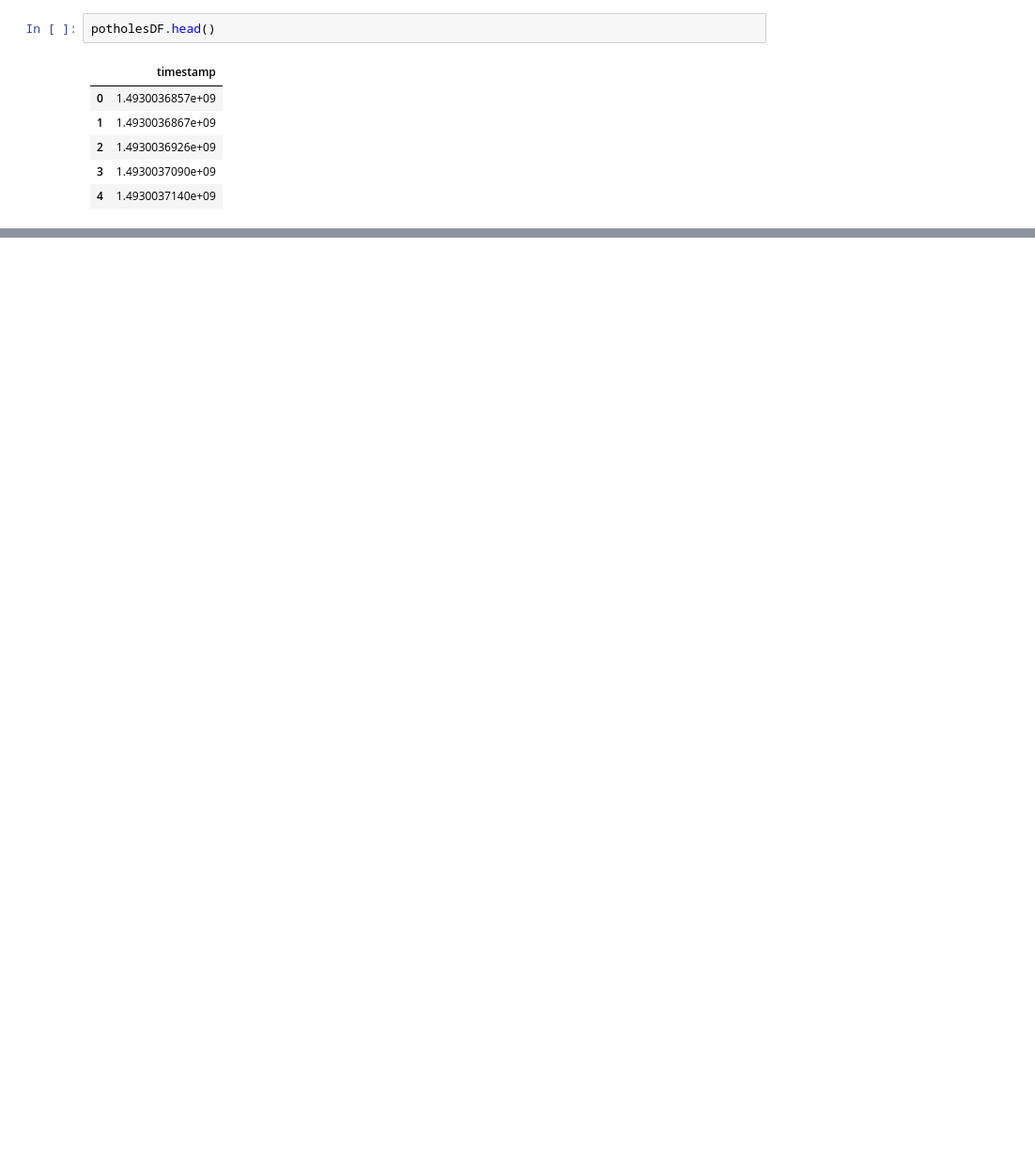
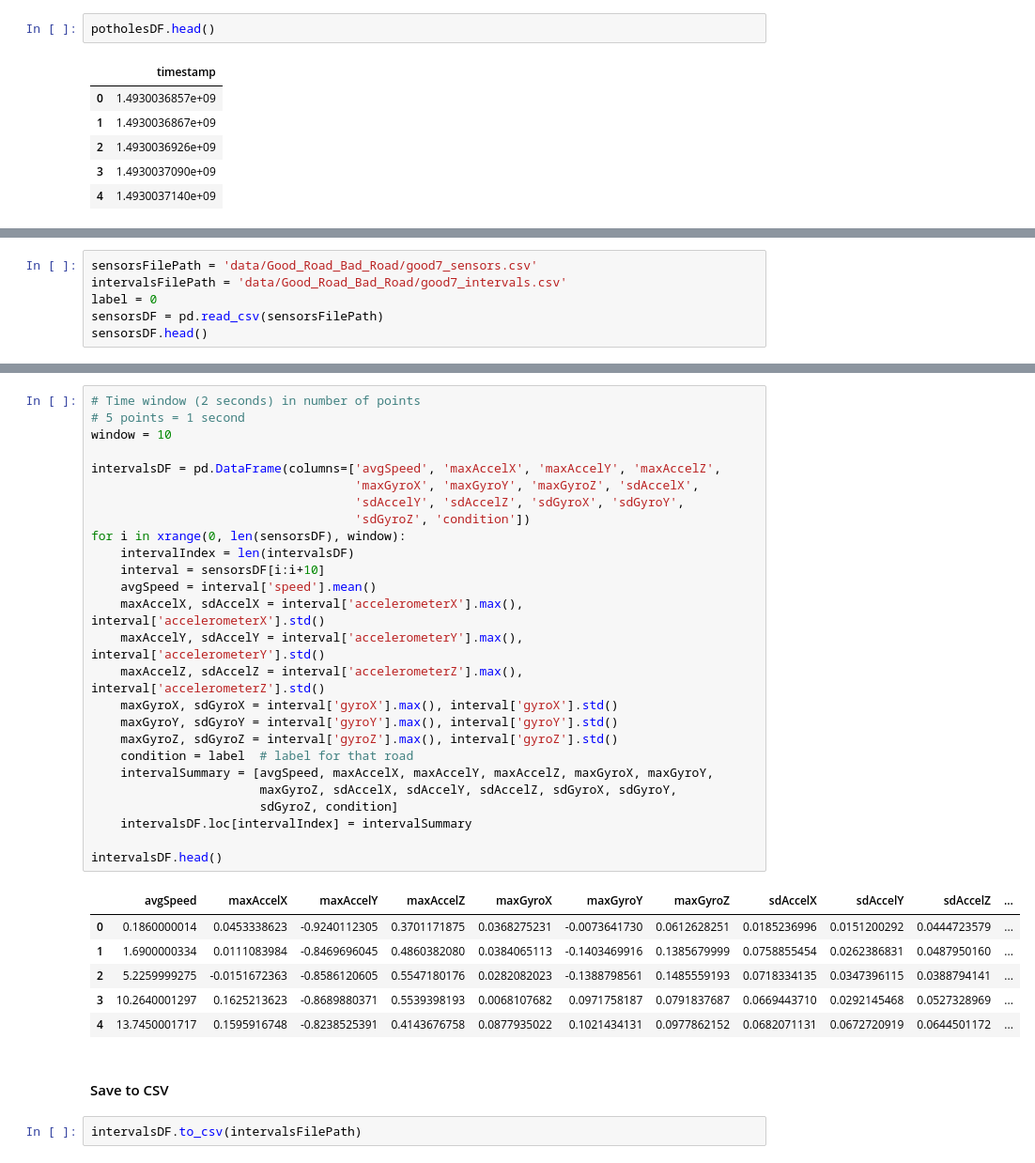
Before and after one commit to shouvikmani/Intelligent-Pothole-Detection, a Jupyter notebook: data_processing.ipynb, the cells around one changed output, grey strips where cells are left out. Shown: that part at 94% size. Drawn from its saved outputs; the diff is of its cells as text; blank space fills up the shorter version.

```diff
--- a/data_processing.ipynb
+++ b/data_processing.ipynb
@@ -138,0 +120,6 @@ sensorsDF.to_csv(combinedFilePath)
+# %%
+sensorsFilePath = 'data/Good_Road_Bad_Road/good7_sensors.csv'
+intervalsFilePath = 'data/Good_Road_Bad_Road/good7_intervals.csv'
+label = 0
+sensorsDF = pd.read_csv(sensorsFilePath)
+sensorsDF.head()
@@ -138,0 +144,37 @@ sensorsDF.to_csv(combinedFilePath)
+# %%
+# Time window (2 seconds) in number of points
+# 5 points = 1 second
+window = 10
+
+intervalsDF = pd.DataFrame(columns=['avgSpeed', 'maxAccelX', 'maxAccelY', 'maxAccelZ',
+                                    'maxGyroX', 'maxGyroY', 'maxGyroZ', 'sdAccelX',
+                                    'sdAccelY', 'sdAccelZ', 'sdGyroX', 'sdGyroY',
+                                    'sdGyroZ', 'condition'])
+for i in xrange(0, len(sensorsDF), window):
+    intervalIndex = len(intervalsDF)
+    interval = sensorsDF[i:i+10]
+    avgSpeed = interval['speed'].mean()
+    maxAccelX, sdAccelX = interval['accelerometerX'].max(), interval['accelerometerX'].std()
+    maxAccelY, sdAccelY = interval['accelerometerY'].max(), interval['accelerometerY'].std()
+    maxAccelZ, sdAccelZ = interval['accelerometerZ'].max(), interval['accelerometerZ'].std()
+    maxGyroX, sdGyroX = interval['gyroX'].max(), interval['gyroX'].std()
+    maxGyroY, sdGyroY = interval['gyroY'].max(), interval['gyroY'].std()
+    maxGyroZ, sdGyroZ = interval['gyroZ'].max(), interval['gyroZ'].std()
+    condition = label  # label for that road
+    intervalSummary = [avgSpeed, maxAccelX, maxAccelY, maxAccelZ, maxGyroX, maxGyroY,
+                       maxGyroZ, sdAccelX, sdAccelY, sdAccelZ, sdGyroX, sdGyroY,
+                       sdGyroZ, condition]
+    intervalsDF.loc[intervalIndex] = intervalSummary
+
+intervalsDF.head()
+# %% [output]
+|  | avgSpeed | maxAccelX | maxAccelY | maxAccelZ | maxGyroX | maxGyroY | maxGyroZ | sdAccelX | sdAccelY | sdAccelZ | ... |
+| 0 | 0.1860000014 | 0.0453338623 | -0.9240112305 | 0.3701171875 | 0.0368275231 | -0.0073641730 | 0.0612628251 | 0.0185236996 | 0.0151200292 | 0.0444723579 | ... |
+| 1 | 1.6900000334 | 0.0111083984 | -0.8469696045 | 0.4860382080 | 0.0384065113 | -0.1403469916 | 0.1385679999 | 0.0758855454 | 0.0262386831 | 0.0487950160 | ... |
+| 2 | 5.2259999275 | -0.0151672363 | -0.8586120605 | 0.5547180176 | 0.0282082023 | -0.1388798561 | 0.1485559193 | 0.0718334135 | 0.0347396115 | 0.0388794141 | ... |
+| 3 | 10.2640001297 | 0.1625213623 | -0.8689880371 | 0.5539398193 | 0.0068107682 | 0.0971758187 | 0.0791837687 | 0.0669443710 | 0.0292145468 | 0.0527328969 | ... |
+| 4 | 13.7450001717 | 0.1595916748 | -0.8238525391 | 0.4143676758 | 0.0877935022 | 0.1021434131 | 0.0977862152 | 0.0682071131 | 0.0672720919 | 0.0644501172 | ... |
+# %% [markdown]
+#### Save to CSV
+# %%
+intervalsDF.to_csv(intervalsFilePath)
```
Also changed, not shown: parts of 19 cells of this notebook.
